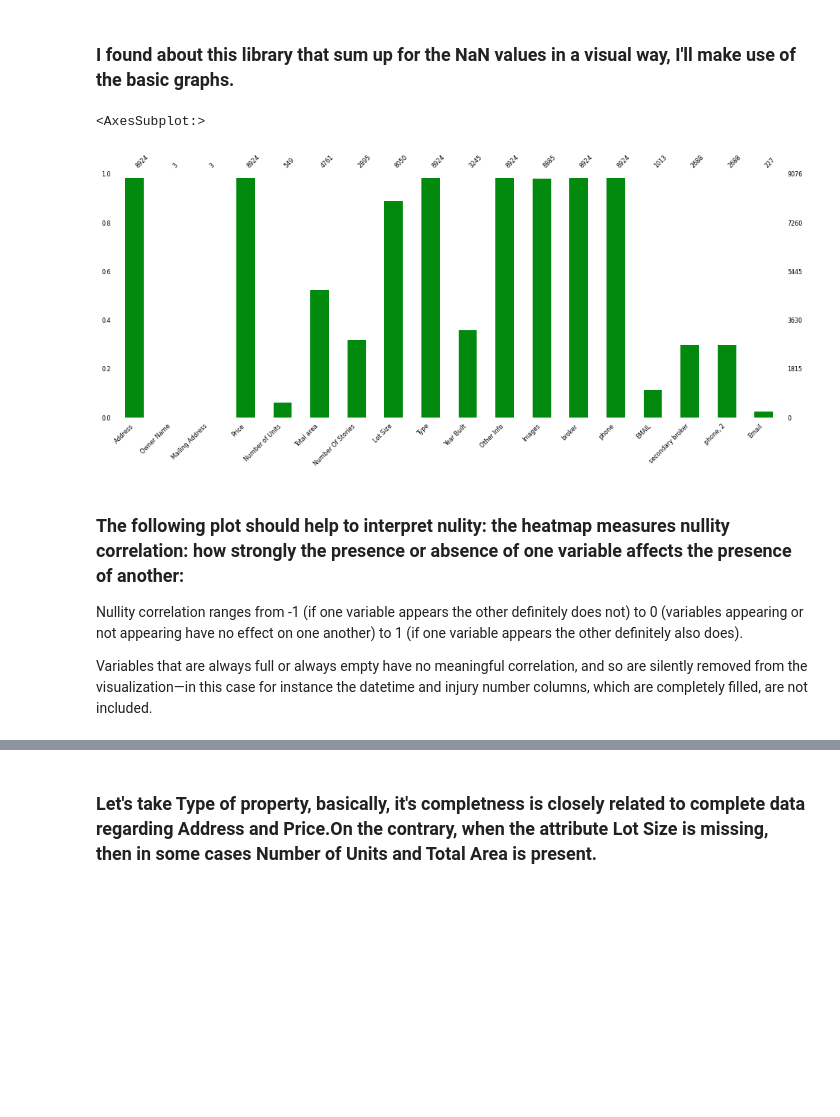
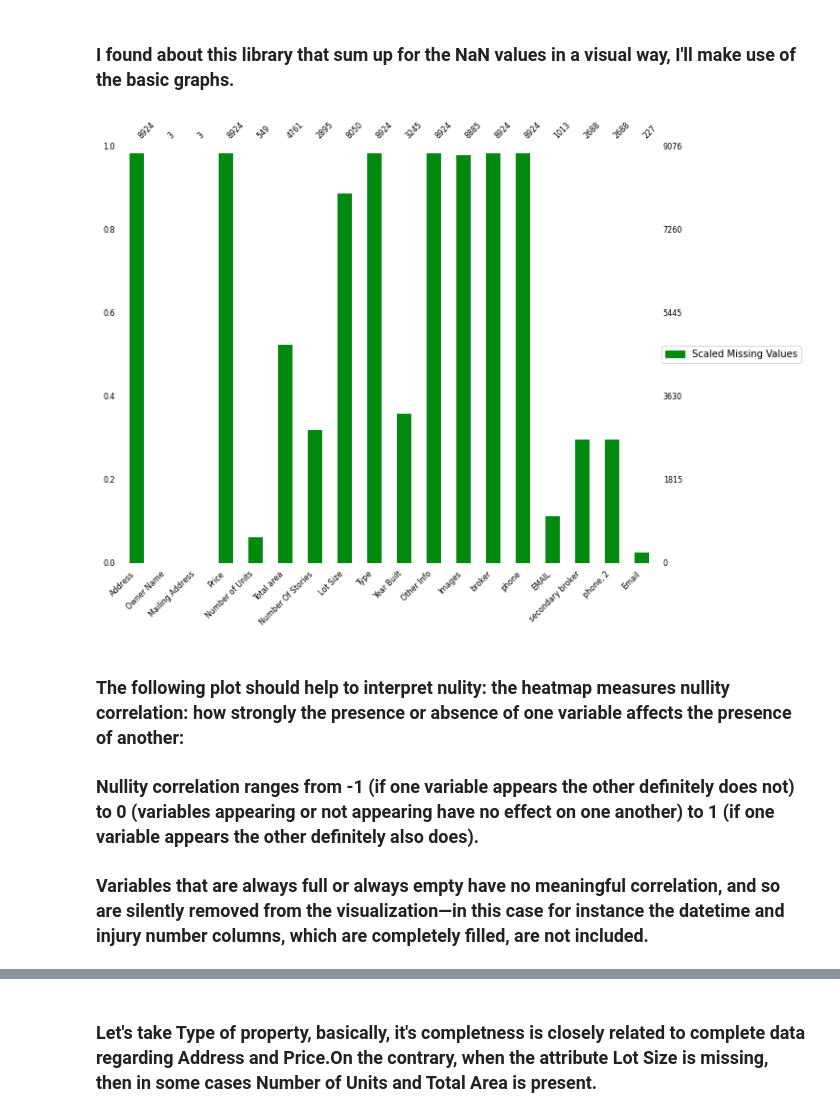
Before and after one commit to marencc/pyladies_vienna_data_course, a Jupyter notebook: eda_project/eda_project_19may.ipynb, the cells around one changed output, grey strips where cells are left out. Cells and saved outputs as stored; diff of their text form; code cells hidden in the pictures; blank space fills up the shorter version.

```diff
--- a/eda_project/eda_project_19may.ipynb
+++ b/eda_project/eda_project_19may.ipynb
@@ -166,18 +158,20 @@ dtype: float64
 # %%
 missingValueColumns = realstatefilled.columns[realstatefilled.isnull().any()].tolist() #slicing to plot only the columns that have missing values,
 msno.bar(realstatefilled[missingValueColumns],
-         figsize=(16,6),
+         figsize=(10,8),
          color="#028A0F",
          fontsize=8,
          labels=True)
+green_patch = mpatches.Patch(color="#028A0F", label='Scaled Missing Values')
+plt.legend(handles=[green_patch],loc='center left', bbox_to_anchor=(1, 0.5))
+plt.show()
 #msno.bar(realstatefilled,
 #         figsize=(16,6),
 #         color="#028A0F",
 #         fontsize=8,
 #         labels=True)
 # %% [output]
-<AxesSubplot:>
-[figure, old version]
+[figure, new version]
 # %%
 #msno.matrix(realstatefilled[missingValueColumns],
 #            width_ratios=(10,1),
@@ -187,7 +181,7 @@ msno.bar(realstatefilled[missingValueColumns],
 # %% [markdown]
 ### The following plot should help to interpret nulity: the heatmap measures nullity correlation: how strongly the presence or absence of one variable affects the presence of another:
 
-Nullity correlation ranges from -1 (if one variable appears the other definitely does not) to 0 (variables appearing or not appearing have no effect on one another) to 1 (if one variable appears the other definitely also does).
+### Nullity correlation ranges from -1 (if one variable appears the other definitely does not) to 0 (variables appearing or not appearing have no effect on one another) to 1 (if one variable appears the other definitely also does).
 
-Variables that are always full or always empty have no meaningful correlation, and so are silently removed from the visualization—in this case for instance the datetime and injury number columns, which are completely filled, are not included.
+### Variables that are always full or always empty have no meaningful correlation, and so are silently removed from the visualization—in this case for instance the datetime and injury number columns, which are completely filled, are not included.
 # %%
```
Also changed, not shown: parts of 23 cells of this notebook.
